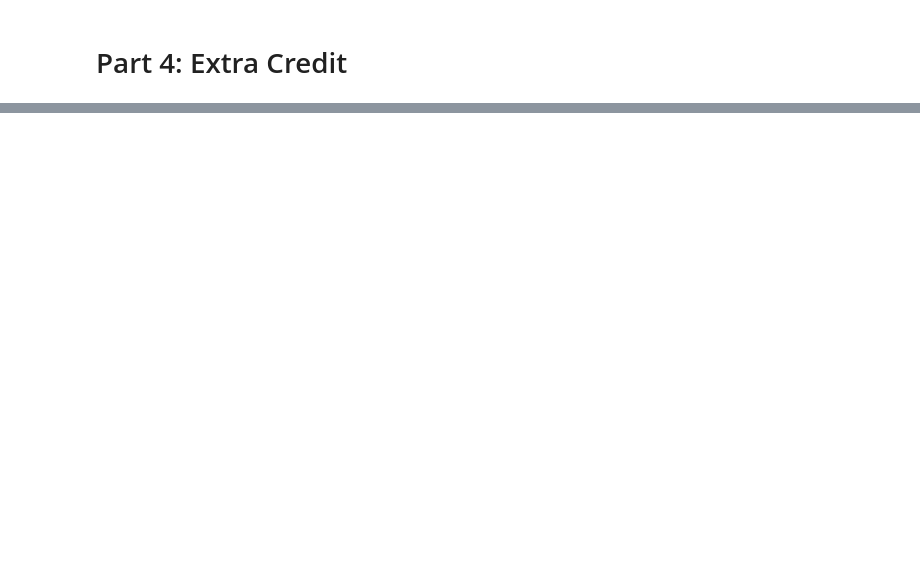
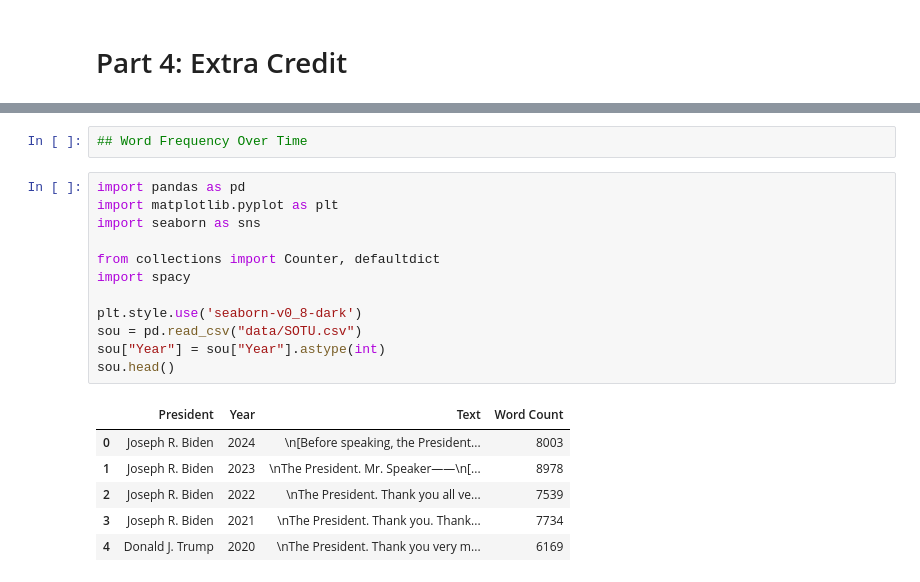
Before and after one commit to UCB-stat-159-f25/proj02-group16, a Jupyter notebook: nlp-P04.ipynb, the cells around one changed output, grey strips where cells are left out. Saved outputs shown, nothing was run; the diff lists cells and outputs as text; blank space fills up the shorter version.

```diff
--- a/nlp-P04.ipynb
+++ b/nlp-P04.ipynb
@@ -511,0 +13,21 @@ This section is open ended and your chance to explare any advanced analysis. Ple
+# %%
+## Word Frequency Over Time
+# %%
+import pandas as pd
+import matplotlib.pyplot as plt
+import seaborn as sns
+
+from collections import Counter, defaultdict
+import spacy
+
+plt.style.use('seaborn-v0_8-dark')
+sou = pd.read_csv("data/SOTU.csv")
+sou["Year"] = sou["Year"].astype(int)
+sou.head()
+# %% [output]
+|  | President | Year | Text | Word Count |
+| 0 | Joseph R. Biden | 2024 | \n[Before speaking, the President... | 8003 |
+| 1 | Joseph R. Biden | 2023 | \nThe President. Mr. Speaker——\n[... | 8978 |
+| 2 | Joseph R. Biden | 2022 | \nThe President. Thank you all ve... | 7539 |
+| 3 | Joseph R. Biden | 2021 | \nThe President. Thank you. Thank... | 7734 |
+| 4 | Donald J. Trump | 2020 | \nThe President. Thank you very m... | 6169 |
```
Also changed, not shown: parts of 77 cells of this notebook.
